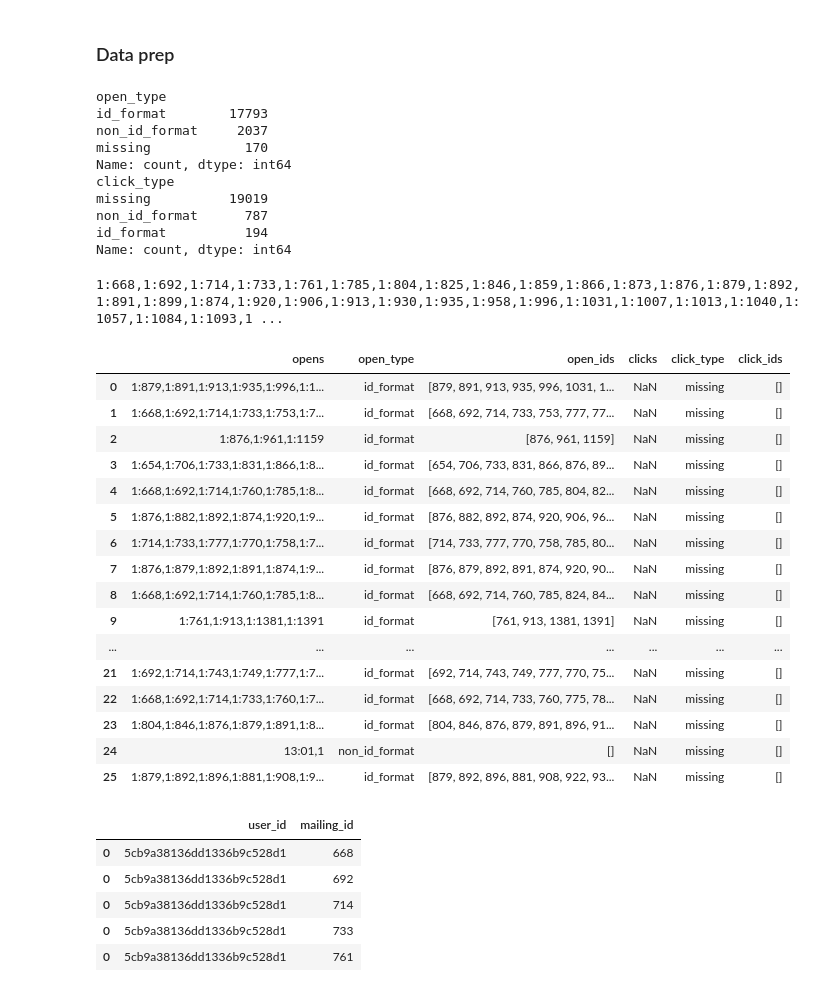
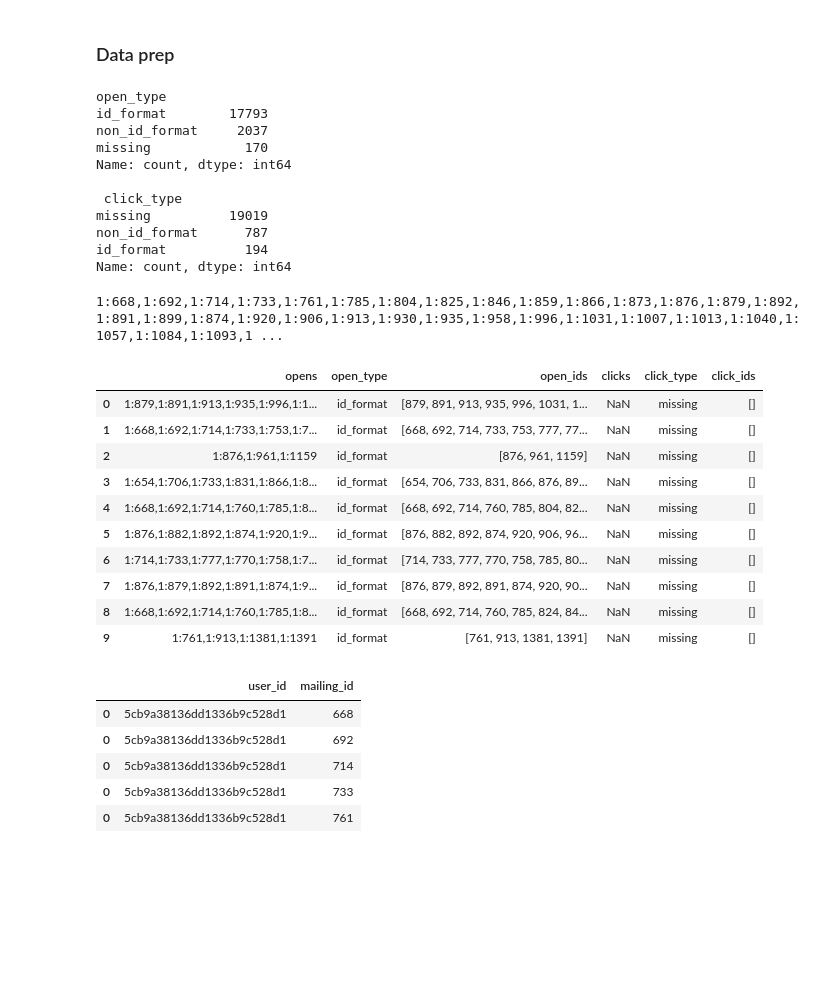
Before and after one commit to giadauva/OMG-Thesis, a Jupyter notebook: Dataset 1 cleaned and analyzed.ipynb, the cells around one changed output. Saved outputs shown, nothing was run; the diff lists cells and outputs as text; code cells hidden in the pictures; blank space fills up the shorter version.

```diff
--- a/Dataset 1 cleaned and analyzed.ipynb
+++ b/Dataset 1 cleaned and analyzed.ipynb
@@ -81,8 +76,7 @@ df['gender'] = df['gender'].replace({
     'mevrouw': 'female',
     'm': 'male',
     'de heer': 'male',
-    'o': 'other'
-})
+    'o': 'other'})
 # %%
 df['gender'].value_counts(dropna=False)
 # %% [output]
@@ -174,6 +172,5 @@ df['postcode'] = (
     .astype(str)
     .str.upper()
     .str.replace(' ', '', regex=False)
-    .str.extract(r'(\d{4}[A-Z]{0,2})')
-)
+    .str.extract(r'(\d{4}[A-Z]{0,2})'))
 # %%
@@ -202,8 +199,7 @@ df['city'] = (
     .astype(str)
     .str.strip()
     .str.lower()
-    .replace('null', pd.NA)
-)
+    .replace('null', pd.NA))
 # %%
 df['city'] = df['city'].replace('nan', pd.NA)
 # %%
@@ -214,8 +210,7 @@ type(df['interests'].iloc[0])
 list
 # %%
 df['interests'] = df['interests'].apply(
-    lambda x: [i.strip().lower() for i in x] if isinstance(x, list) else []
-)
+    lambda x: [i.strip().lower() for i in x] if isinstance(x, list) else [])
 # %%
 df['n_interests'] = df['interests'].apply(len)
 # %%
@@ -264,14 +248,16 @@ df['open_type'] = df['opens'].apply(classify_value)
 df['click_type'] = df['clicks'].apply(classify_value)
 
 print(df['open_type'].value_counts())
-print(df['click_type'].value_counts())
+
+print('\n', df['click_type'].value_counts())
 # %% [output]
 open_type
 id_format        17793
 non_id_format     2037
 missing            170
 Name: count, dtype: int64
-click_type
+
+ click_type
 missing          19019
 non_id_format      787
 id_format          194
@@ -304,23 +290,17 @@ df['click_ids'] = df.apply(
     lambda row: extract_ids(row['clicks']) if row['click_type'] == 'id_format' else [],
     axis = 1)
 # %%
-df[['opens', 'open_type', 'open_ids', 'clicks', 'click_type', 'click_ids']].head(26)
+df[['opens', 'open_type', 'open_ids', 'clicks', 'click_type', 'click_ids']].head(10)
 # %% [output]
 |  | opens | open_type | open_ids | clicks | click_type | click_ids |
 | 0 | 1:879,1:891,1:913,1:935,1:996,1:1... | id_format | [879, 891, 913, 935, 996, 1031, 1... | NaN | missing | [] |
 | 1 | 1:668,1:692,1:714,1:733,1:753,1:7... | id_format | [668, 692, 714, 733, 753, 777, 77... | NaN | missing | [] |
 | 2 | 1:876,1:961,1:1159 | id_format | [876, 961, 1159] | NaN | missing | [] |
 | 3 | 1:654,1:706,1:733,1:831,1:866,1:8... | id_format | [654, 706, 733, 831, 866, 876, 89... | NaN | missing | [] |
 | 4 | 1:668,1:692,1:714,1:760,1:785,1:8... | id_format | [668, 692, 714, 760, 785, 804, 82... | NaN | missing | [] |
 | 5 | 1:876,1:882,1:892,1:874,1:920,1:9... | id_format | [876, 882, 892, 874, 920, 906, 96... | NaN | missing | [] |
 | 6 | 1:714,1:733,1:777,1:770,1:758,1:7... | id_format | [714, 733, 777, 770, 758, 785, 80... | NaN | missing | [] |
 | 7 | 1:876,1:879,1:892,1:891,1:874,1:9... | id_format | [876, 879, 892, 891, 874, 920, 90... | NaN | missing | [] |
 | 8 | 1:668,1:692,1:714,1:760,1:785,1:8... | id_format | [668, 692, 714, 760, 785, 824, 84... | NaN | missing | [] |
 | 9 | 1:761,1:913,1:1381,1:1391 | id_format | [761, 913, 1381, 1391] | NaN | missing | [] |
-| ... | ... | ... | ... | ... | ... | ... |
-| 21 | 1:692,1:714,1:743,1:749,1:777,1:7... | id_format | [692, 714, 743, 749, 777, 770, 75... | NaN | missing | [] |
-| 22 | 1:668,1:692,1:714,1:733,1:760,1:7... | id_format | [668, 692, 714, 733, 760, 775, 78... | NaN | missing | [] |
-| 23 | 1:804,1:846,1:876,1:879,1:891,1:8... | id_format | [804, 846, 876, 879, 891, 896, 91... | NaN | missing | [] |
-| 24 | 13:01,1 | non_id_format | [] | NaN | missing | [] |
-| 25 | 1:879,1:892,1:896,1:881,1:908,1:9... | id_format | [879, 892, 896, 881, 908, 922, 93... | NaN | missing | [] |
 # %%
```
Also changed, not shown: parts of 27 cells of this notebook.
